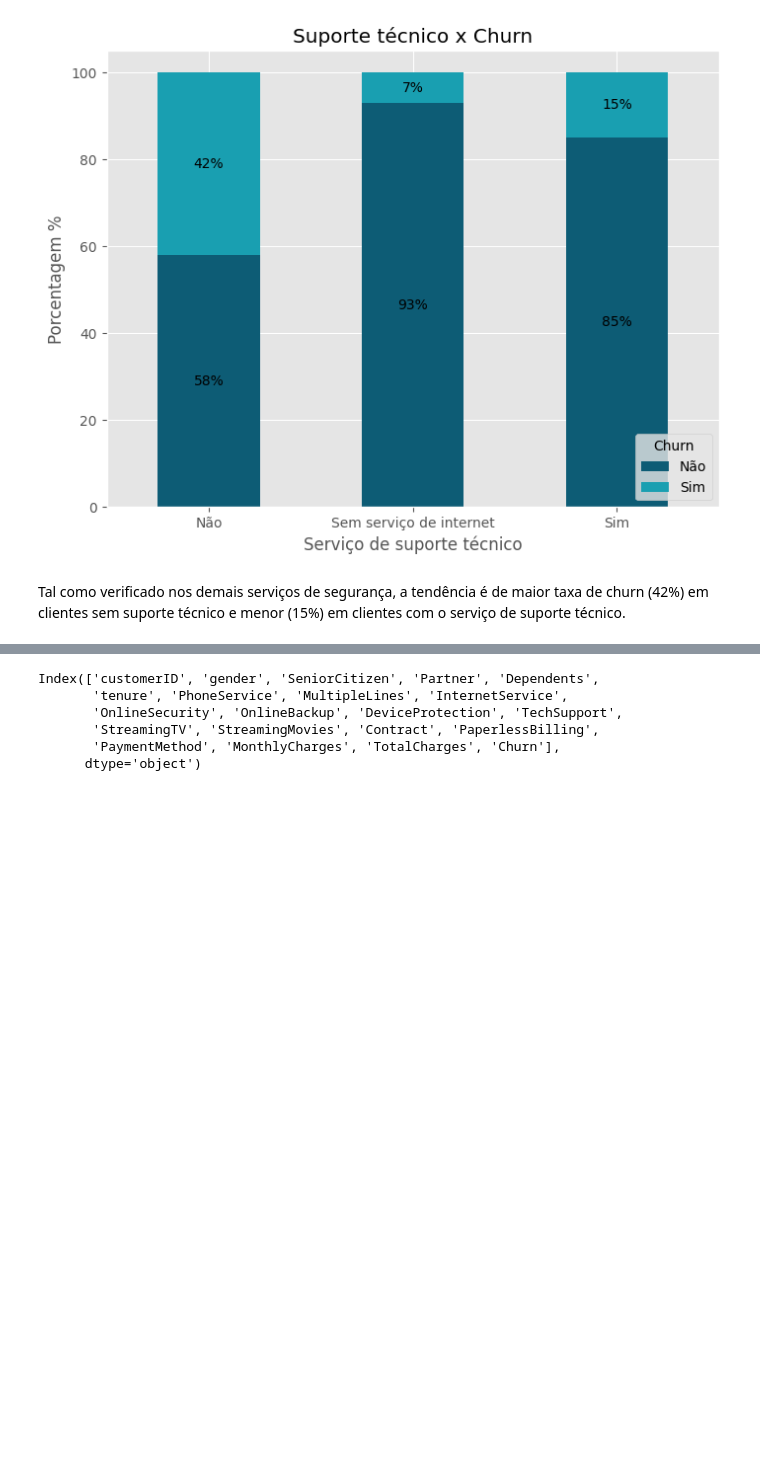
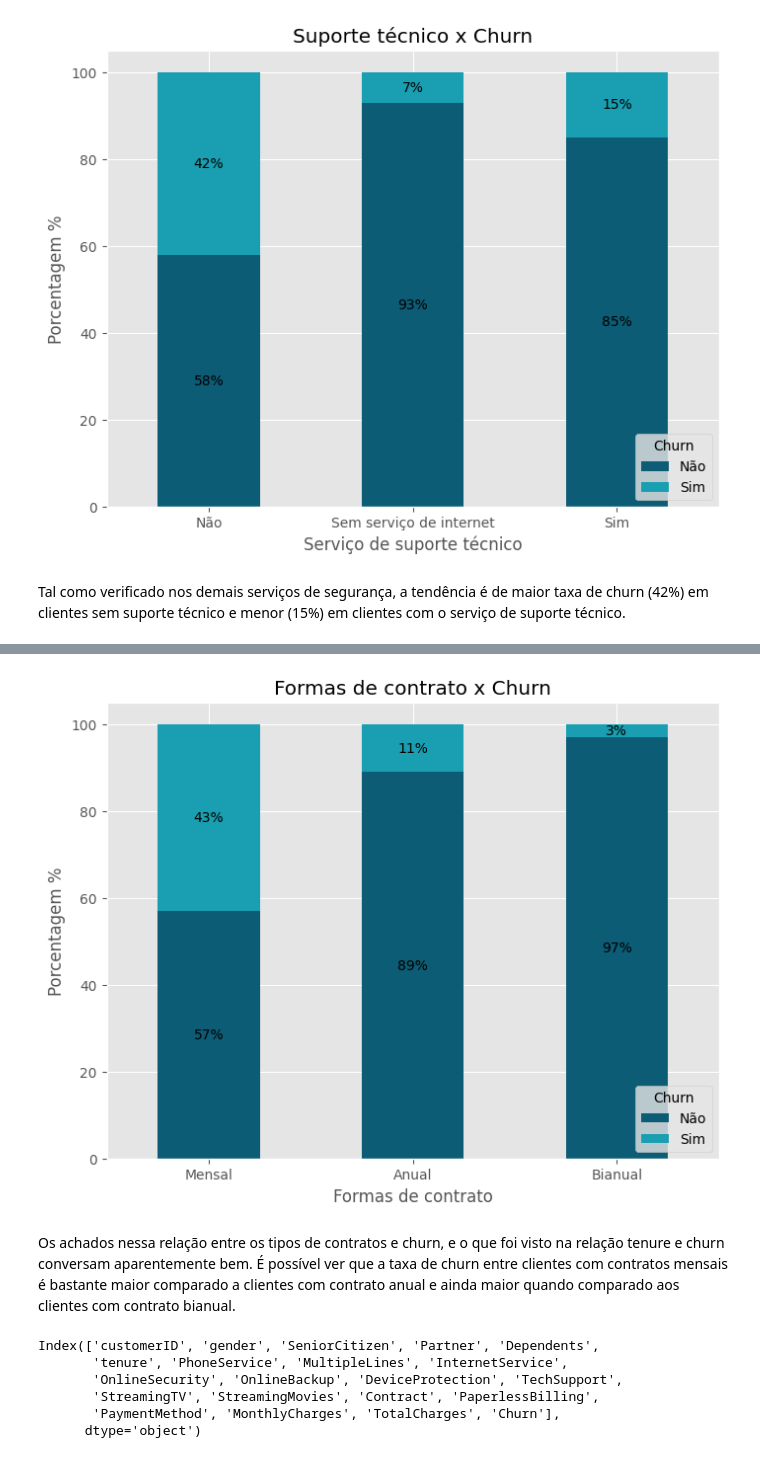
Before and after one commit to Aelsonlalves/Predi-o-com-python, a Jupyter notebook: Previsão_de_Churn_com_python.ipynb, the cells around one changed output, grey strips where cells are left out. Drawn from its saved outputs; the diff is of its cells as text; code cells hidden in the pictures; blank space fills up the shorter version.

```diff
--- a/Previsão_de_Churn_com_python.ipynb
+++ b/Previsão_de_Churn_com_python.ipynb
@@ -1920,0 +1964,3 @@ Tal como verificado nos demais serviços de segurança, a tendência é de maior
+# %%
+cont_churn = df.groupby("Contract")["Churn"].value_counts(1).round(2).unstack()*100
+cont_churn
@@ -1921,3 +1973,21 @@ Tal como verificado nos demais serviços de segurança, a tendência é de maior
+# %%
+bar_plot = cont_churn.plot(kind = 'bar',stacked = True,
+                              figsize = size, color = colors)
+
+#customizando
+plt.title("Formas de contrato x Churn")
+plt.xlabel("Formas de contrato")
+plt.ylabel("Porcentagem %")
+plt.xticks(np.arange(3), ["Mensal", "Anual", "Bianual"], rotation = 0)
+plt.legend(title = "Churn", labels = ["Não","Sim"], loc = 'lower right')
+
+for c in bar_plot.containers:
+  labels = [str(int(v.get_height().round(2)))+'%' for v in c]
+  plt.bar_label(c, labels = labels, label_type='center')
+# %% [output]
+[figure, added]
+# %% [markdown]
+Os achados nessa relação entre os tipos de contratos e churn, e o que foi visto na relação tenure e churn conversam aparentemente bem. É possível ver que a taxa de churn entre clientes com contratos mensais é bastante maior comparado a clientes com contrato anual e ainda maior quando comparado aos clientes com contrato bianual.
 # %%
 df.columns
 # %% [output]
```
Also changed, not shown: parts of 9 cells of this notebook.
